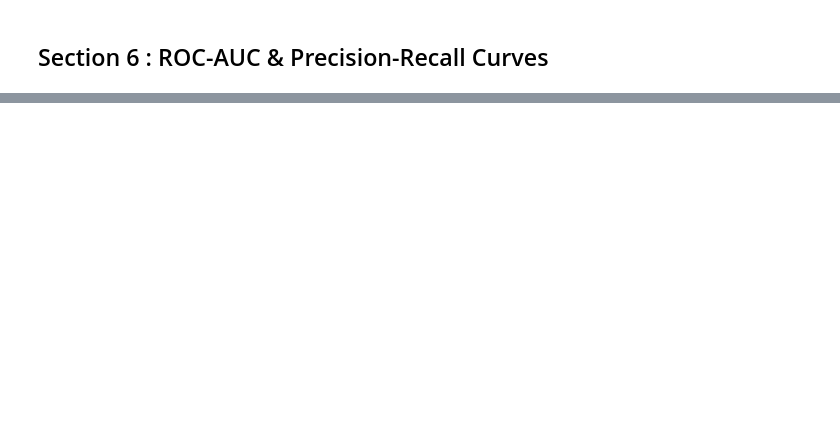
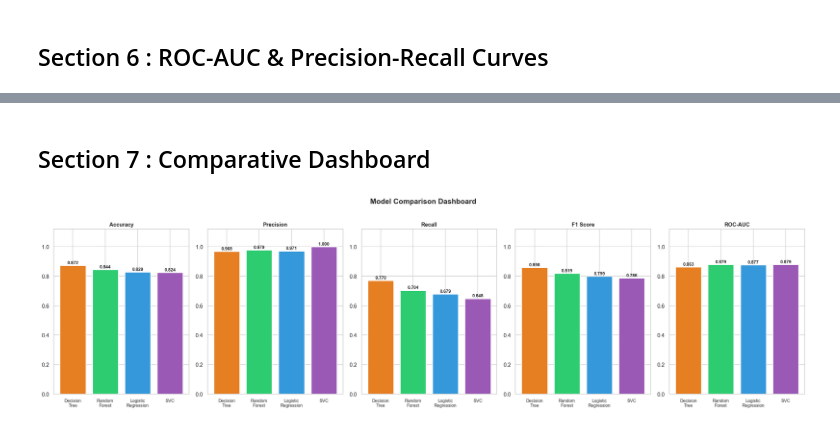
Before and after one commit to afeefanver/Osteoporosis-Risk-Prediction, a Jupyter notebook: Model Eval(Oesto V2).ipynb, the cells around one changed output, grey strips where cells are left out. Drawn from its saved outputs; the diff is of its cells as text; code cells hidden in the pictures; blank space fills up the shorter version.

```diff
--- a/Model Eval(Oesto V2).ipynb
+++ b/Model Eval(Oesto V2).ipynb
@@ -224,0 +229,25 @@ plt.show()
+# %% [markdown]
+## Section 7 : Comparative Dashboard
+# %%
+metric_cols = ['Accuracy', 'Precision', 'Recall', 'F1 Score', 'ROC-AUC']
+fig, axes   = plt.subplots(1, 5, figsize=(22, 6))
+
+for i, metric in enumerate(metric_cols):
+    vals   = metrics_df[metric].values
+    labels = metrics_df['Model'].values
+    colors = [MODEL_COLORS[m] for m in labels]
+    bars   = axes[i].bar(range(len(labels)), vals, color=colors, edgecolor='white', linewidth=1.5)
+    axes[i].set_title(metric, fontsize=11, fontweight='bold')
+    axes[i].set_xticks(range(len(labels)))
+    axes[i].set_xticklabels([l.replace(' ','\n') for l in labels], fontsize=9)
+    axes[i].set_ylim(0, 1.12)
+    for bar, val in zip(bars, vals):
+        axes[i].text(bar.get_x() + bar.get_width()/2., bar.get_height() + 0.01,
+                     f'{val:.3f}', ha='center', fontsize=9, fontweight='bold')
+
+plt.suptitle('Model Comparison Dashboard', fontsize=15, fontweight='bold', y=1.02)
+plt.savefig('plot/24_Model Comparison Dashboard.png', bbox_inches ='tight')
+plt.tight_layout()
+plt.show()
+# %% [output]
+[figure, added]
```
Also changed, not shown: parts of 8 cells of this notebook.
